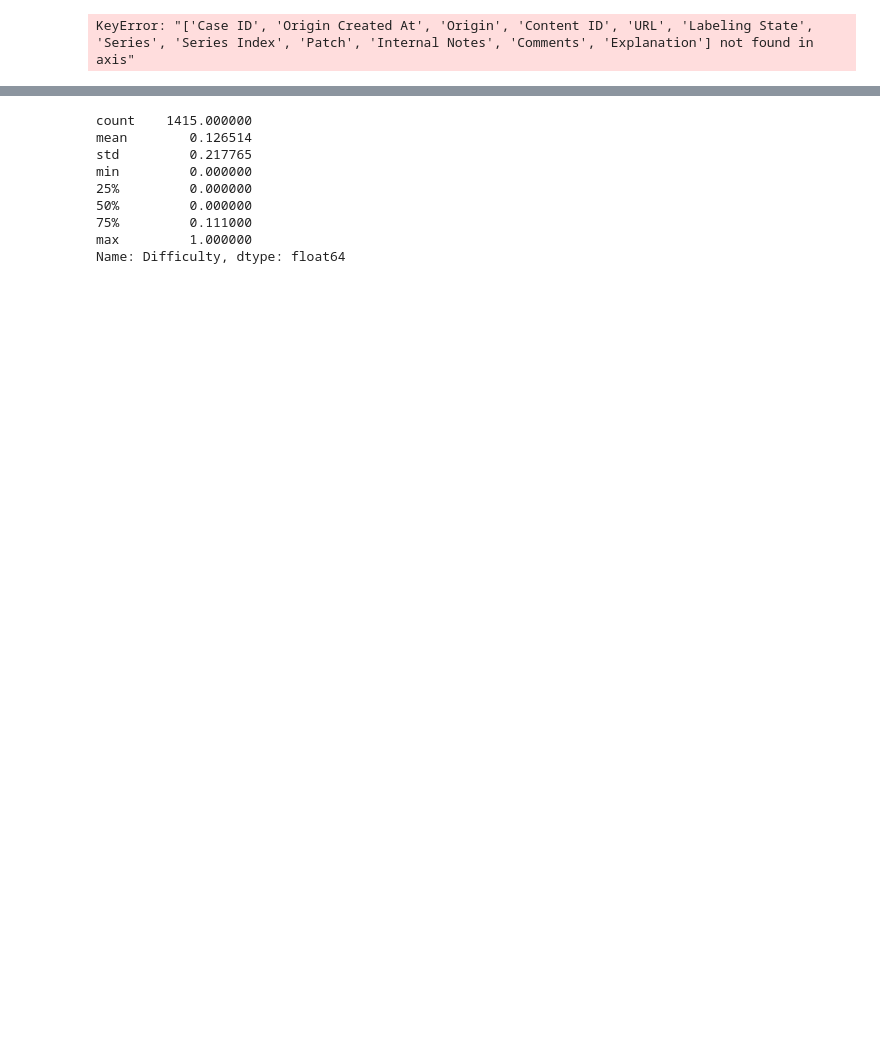
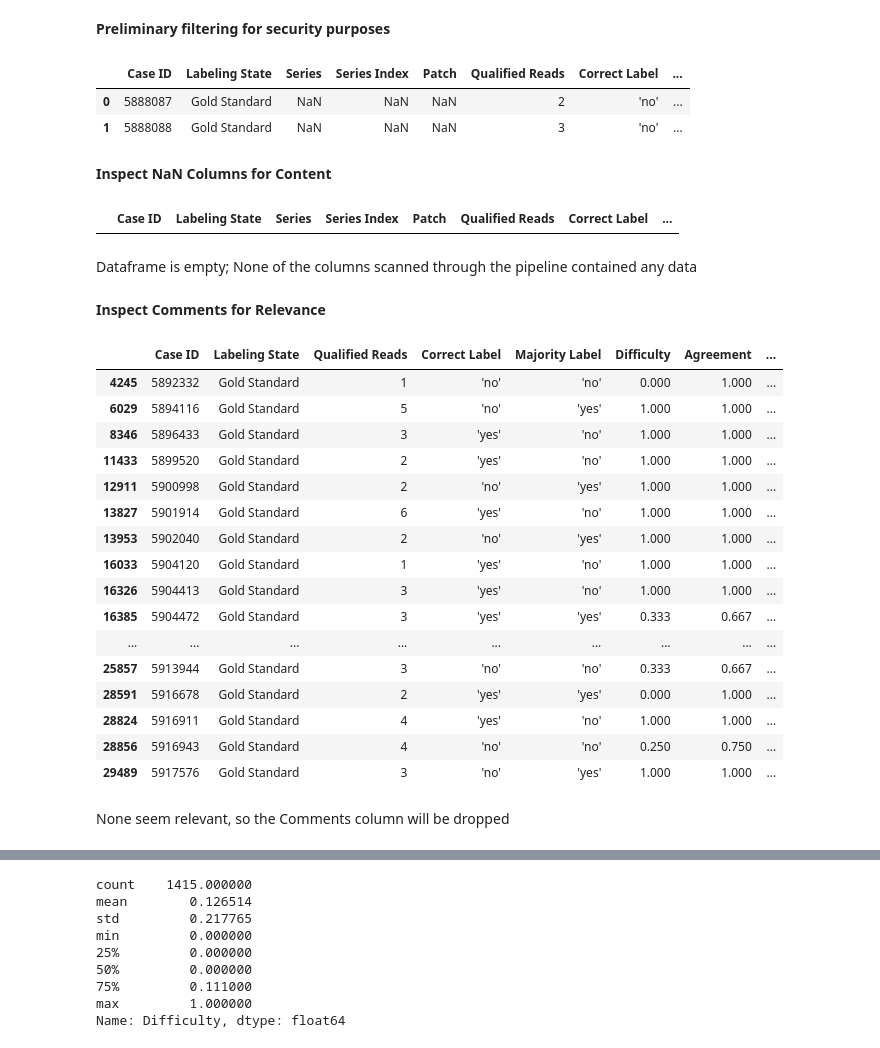
Before and after one commit to jess-valiarovski/OA-medical-images, a Jupyter notebook: exploratory_analysis.ipynb, the cells around one changed output, grey strips where cells are left out. Saved outputs shown, nothing was run; the diff lists cells and outputs as text; code cells hidden in the pictures; blank space fills up the shorter version.

```diff
--- a/exploratory_analysis.ipynb
+++ b/exploratory_analysis.ipynb
@@ -32 +38,3 @@ results = results.dropna(subset=['Origin']) #drops NA; didn't work see 34 astype
+# %% [markdown]
+**Preliminary filtering for security purposes**
 # %%
@@ -34,4 +44,40 @@ results["Expert Votes"] = results["Origin"].str.extract(r'vote(\d)').astype(floa
+# %%
+results.head(2)
+# %% [output]
+|  | Case ID | Labeling State | Series | Series Index | Patch | Qualified Reads | Correct Label | ... |
+| 0 | 5888087 | Gold Standard | NaN | NaN | NaN | 2 | 'no' | ... |
+| 1 | 5888088 | Gold Standard | NaN | NaN | NaN | 3 | 'no' | ... |
+# %% [markdown]
+**Inspect NaN Columns for Content**
+# %%
+results.loc[results['Series'].notna()| results['Series Index'].notna() | results['Patch'].notna() | results['Internal Notes'].notna() | results['Explanation'].notna()]
+# %% [output]
+|  | Case ID | Labeling State | Series | Series Index | Patch | Qualified Reads | Correct Label | ... |
+# %% [markdown]
+Dataframe is empty; None of the columns scanned through the pipeline contained any data
 # %%
-results = results.drop(['Case ID','Origin Created At','Origin','Content ID','URL','Labeling State','Series','Series Index','Patch','Internal Notes','Comments','Explanation'],axis=1)
+results = results.drop(['Series','Series Index','Patch','Internal Notes','Explanation'],axis=1)
-# %% [output]
-KeyError: "['Case ID', 'Origin Created At', 'Origin', 'Content ID', 'URL', 'Labeling State', 'Series', 'Series Index', 'Patch', 'Internal Notes', 'Comments', 'Explanation'] not found in axis"
+# %% [markdown]
+**Inspect Comments for Relevance**
+# %%
+results.loc[results['Comments'] != '[]']
+# %% [output]
+|  | Case ID | Labeling State | Qualified Reads | Correct Label | Majority Label | Difficulty | Agreement | ... |
+| 4245 | 5892332 | Gold Standard | 1 | 'no' | 'no' | 0.000 | 1.000 | ... |
+| 6029 | 5894116 | Gold Standard | 5 | 'no' | 'yes' | 1.000 | 1.000 | ... |
+| 8346 | 5896433 | Gold Standard | 3 | 'yes' | 'no' | 1.000 | 1.000 | ... |
+| 11433 | 5899520 | Gold Standard | 2 | 'yes' | 'no' | 1.000 | 1.000 | ... |
+| 12911 | 5900998 | Gold Standard | 2 | 'no' | 'yes' | 1.000 | 1.000 | ... |
+| 13827 | 5901914 | Gold Standard | 6 | 'yes' | 'no' | 1.000 | 1.000 | ... |
+| 13953 | 5902040 | Gold Standard | 2 | 'no' | 'yes' | 1.000 | 1.000 | ... |
+| 16033 | 5904120 | Gold Standard | 1 | 'yes' | 'no' | 1.000 | 1.000 | ... |
+| 16326 | 5904413 | Gold Standard | 3 | 'yes' | 'no' | 1.000 | 1.000 | ... |
+| 16385 | 5904472 | Gold Standard | 3 | 'yes' | 'yes' | 0.333 | 0.667 | ... |
+| ... | ... | ... | ... | ... | ... | ... | ... | ... |
+| 25857 | 5913944 | Gold Standard | 3 | 'no' | 'no' | 0.333 | 0.667 | ... |
+| 28591 | 5916678 | Gold Standard | 2 | 'yes' | 'yes' | 0.000 | 1.000 | ... |
+| 28824 | 5916911 | Gold Standard | 4 | 'yes' | 'no' | 1.000 | 1.000 | ... |
+| 28856 | 5916943 | Gold Standard | 4 | 'no' | 'no' | 0.250 | 0.750 | ... |
+| 29489 | 5917576 | Gold Standard | 3 | 'no' | 'yes' | 1.000 | 1.000 | ... |
+# %% [markdown]
+None seem relevant, so the Comments column will be dropped
```
Also changed, not shown: parts of 17 cells of this notebook.
